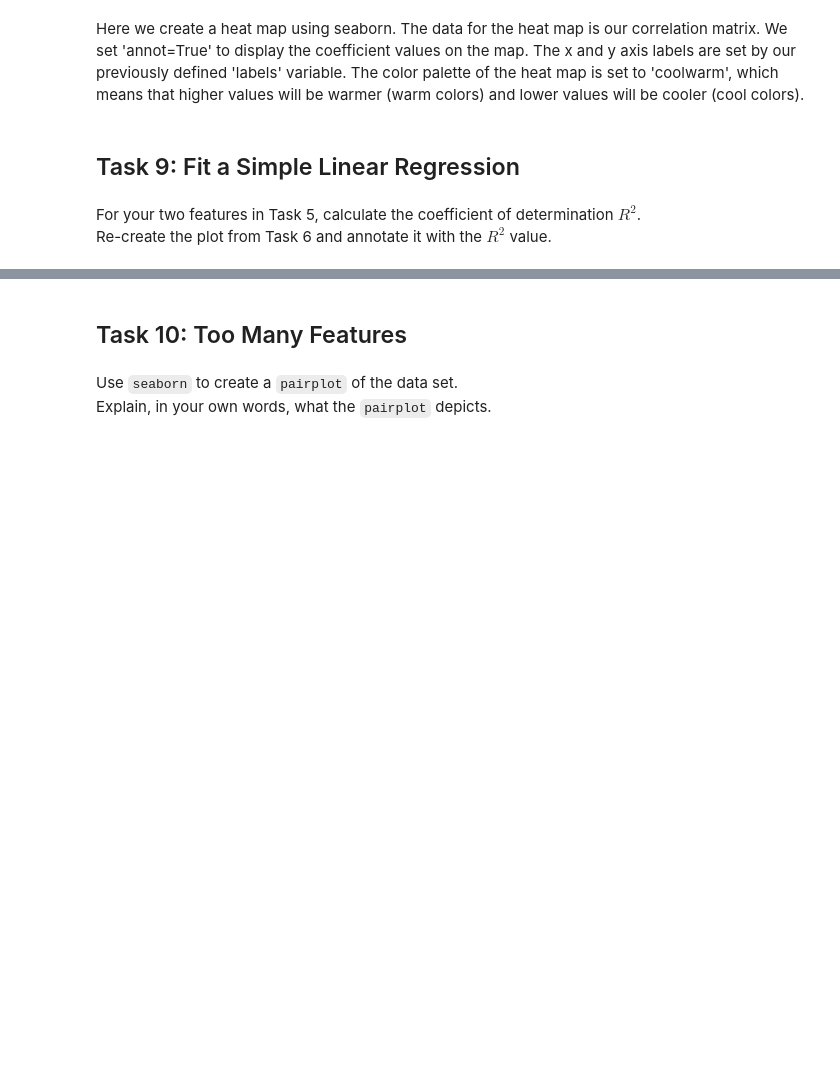
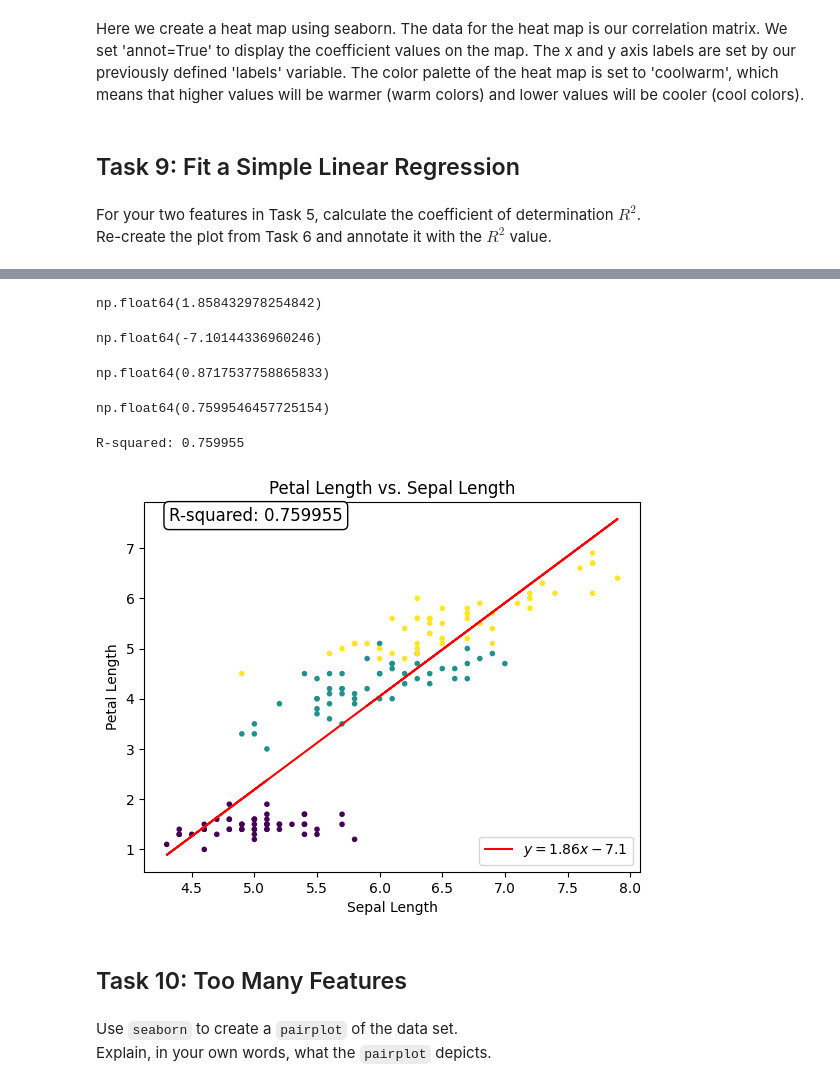
Before and after one commit to Glogover/principles_of_data_analytics, a Jupyter notebook: tasks.ipynb, the cells around one changed output, grey strips where cells are left out. Saved outputs shown, nothing was run; the diff lists cells and outputs as text; code cells hidden in the pictures; blank space fills up the shorter version.

Commit message:
Task 9 R-squared

```diff
--- a/tasks.ipynb
+++ b/tasks.ipynb
@@ -688,3 +704,55 @@ Re-create the plot from Task 6 and annotate it with the $R^2$ value.
+# %%
+# Slope.
+fit.slope
+# %% [output]
+np.float64(1.858432978254842)
+# %%
+# Intercept.
+fit.intercept
+# %% [output]
+np.float64(-7.10144336960246)
+# %%
+# R value. # Correlation coefficient.
+fit.rvalue
+# %% [output]
+np.float64(0.8717537758865833)
+# %%
+# R^2 value.
+fit.rvalue**2 # Coefficient of determination.
+# %% [output]
+np.float64(0.7599546457725154)
+# %%
+print(f"R-squared: {fit.rvalue**2:.6f}")
+# %% [output]
+R-squared: 0.759955
+# %%
+# Create a figure and an axis
+from matplotlib.pyplot import annotate
+
+
+fig, ax = plt.subplots()
+
+# Scatter plot
+# Create a scatter plot of the petal length vs. petal width.
+ax.scatter(df['sepal length (cm)'], df['petal length (cm)'], c=data['target'], cmap='viridis', marker='.')
+
+ax.plot(df['sepal length (cm)'], m * df['sepal length (cm)'] + c, color= 'red', label='$y = 1.86x - 7.1$');
+ax.legend()
+
+# Labels
+ax.set_xlabel('Sepal Length')
+ax.set_ylabel('Petal Length')
+ax.set_title('Petal Length vs. Sepal Length')
+
+# Annotate the plot with the R-squared value.
+annotate(f'R-squared: {fit.rvalue**2:.6f}', xy=(0.05, 0.95), xycoords='axes fraction', fontsize=12,
+         bbox=dict(boxstyle='round,pad=0.3', edgecolor='black', facecolor='white'),
+         arrowprops=dict(arrowstyle='->', connectionstyle='arc3,rad=0'))
+
+# Show the plot
+plt.show()
+# %% [output]
+[figure, added]
 # %% [markdown]
 ## Task 10: Too Many Features
 # %% [markdown]
```
Also changed, not shown: parts of 3 cells of this notebook.
